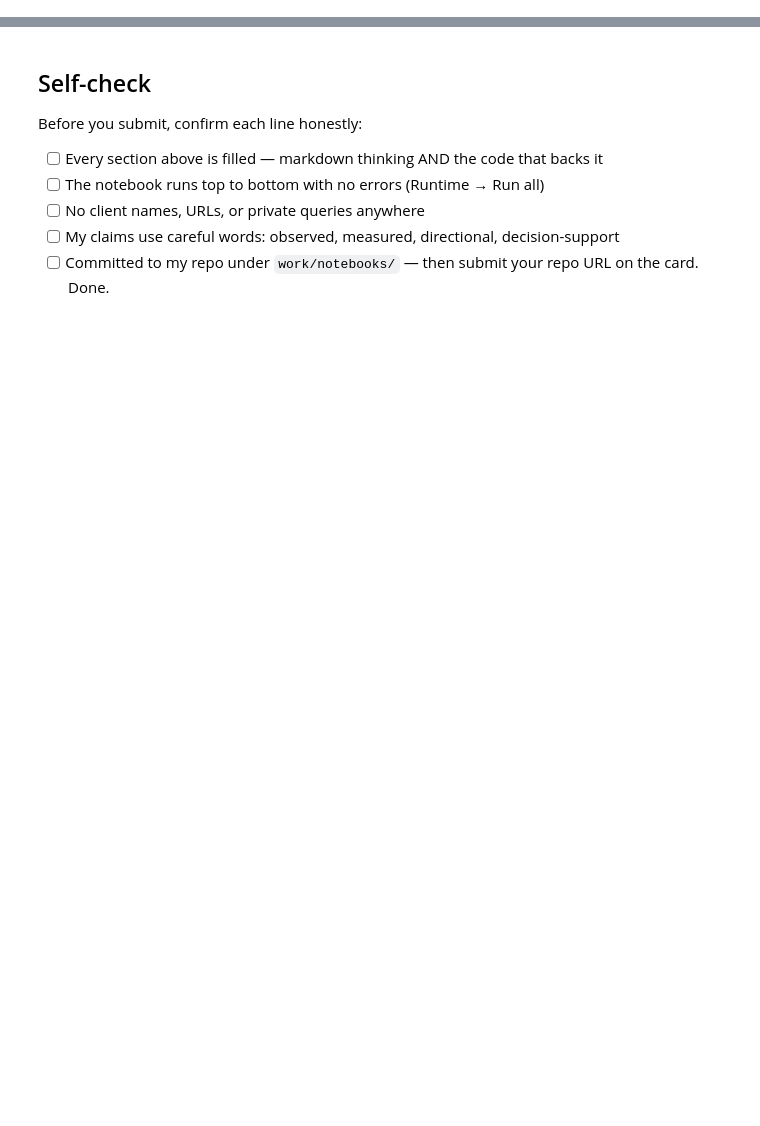
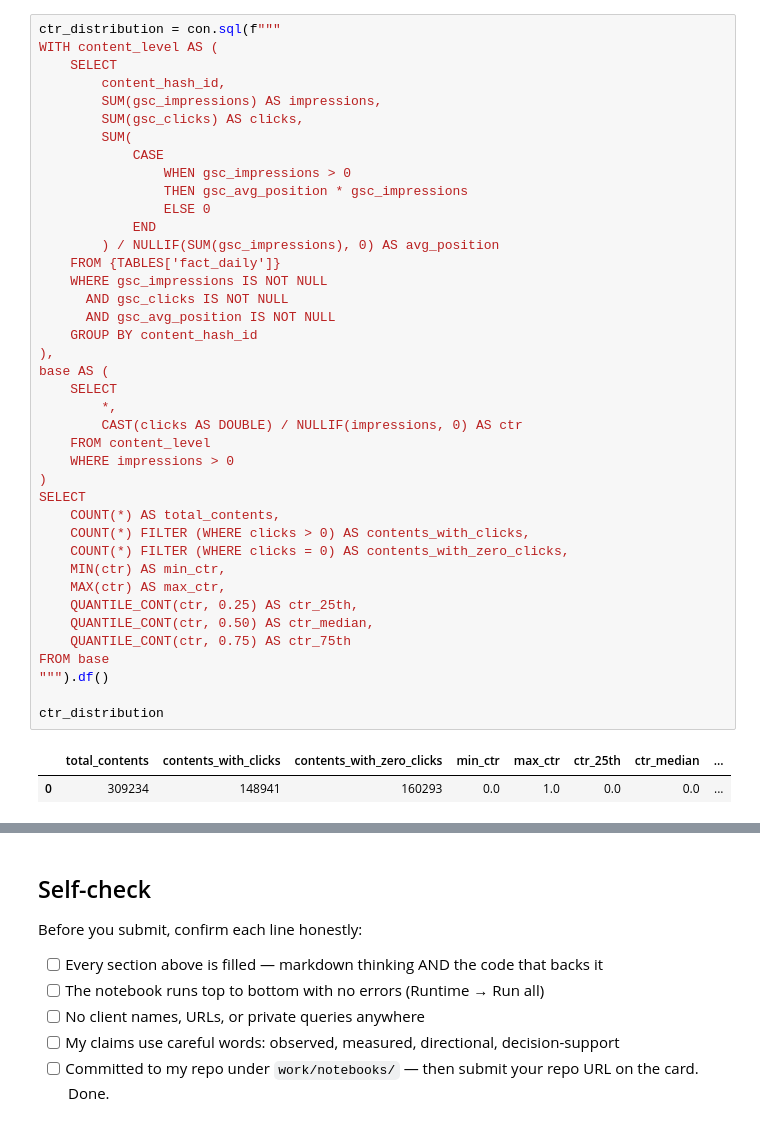
Before and after one commit to 124pritivarma6001-commits/flyrank_internship_ml, a Jupyter notebook: work/notebooks/w04_baseline_score.ipynb, the cells around one changed output, grey strips where cells are left out. Saved outputs shown, nothing was run; the diff lists cells and outputs as text; blank space fills up the shorter version.

```diff
--- a/work/notebooks/w04_baseline_score.ipynb
+++ b/work/notebooks/w04_baseline_score.ipynb
@@ -36,0 +67,43 @@ This skeleton is yours to fill. Work the sections **in order** — each one has
+# %%
+ctr_distribution = con.sql(f"""
+WITH content_level AS (
+    SELECT
+        content_hash_id,
+        SUM(gsc_impressions) AS impressions,
+        SUM(gsc_clicks) AS clicks,
+        SUM(
+            CASE
+                WHEN gsc_impressions > 0
+                THEN gsc_avg_position * gsc_impressions
+                ELSE 0
+            END
+        ) / NULLIF(SUM(gsc_impressions), 0) AS avg_position
+    FROM {TABLES['fact_daily']}
+    WHERE gsc_impressions IS NOT NULL
+      AND gsc_clicks IS NOT NULL
+      AND gsc_avg_position IS NOT NULL
+    GROUP BY content_hash_id
+),
+base AS (
+    SELECT
+        *,
+        CAST(clicks AS DOUBLE) / NULLIF(impressions, 0) AS ctr
+    FROM content_level
+    WHERE impressions > 0
+)
+SELECT
+    COUNT(*) AS total_contents,
+    COUNT(*) FILTER (WHERE clicks > 0) AS contents_with_clicks,
+    COUNT(*) FILTER (WHERE clicks = 0) AS contents_with_zero_clicks,
+    MIN(ctr) AS min_ctr,
+    MAX(ctr) AS max_ctr,
+    QUANTILE_CONT(ctr, 0.25) AS ctr_25th,
+    QUANTILE_CONT(ctr, 0.50) AS ctr_median,
+    QUANTILE_CONT(ctr, 0.75) AS ctr_75th
+FROM base
+""").df()
+
+ctr_distribution
+# %% [output]
+|  | total_contents | contents_with_clicks | contents_with_zero_clicks | min_ctr | max_ctr | ctr_25th | ctr_median | ... |
+| 0 | 309234 | 148941 | 160293 | 0.0 | 1.0 | 0.0 | 0.0 | ... |
```
Also changed, not shown: parts of 20 cells of this notebook.
